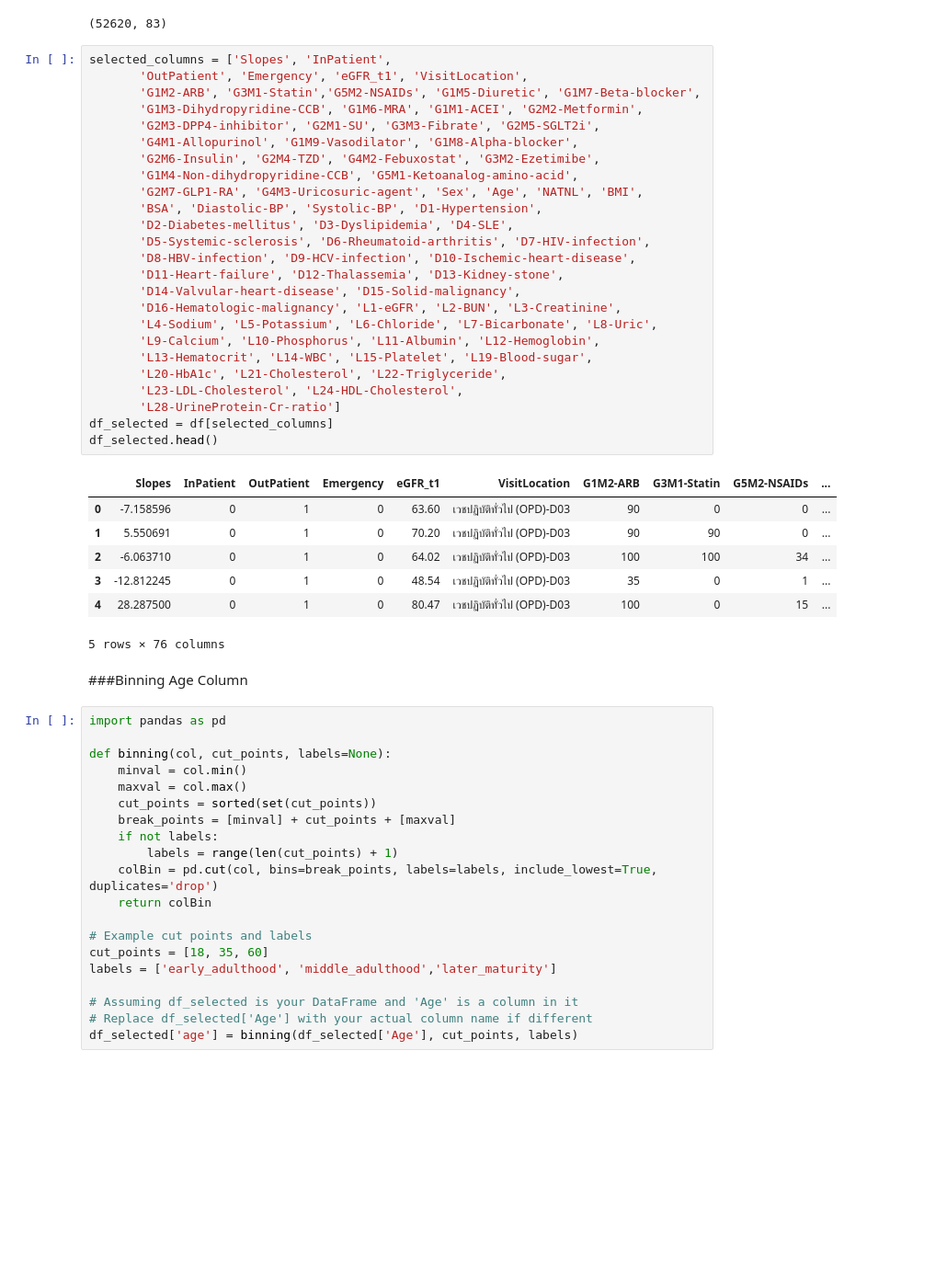
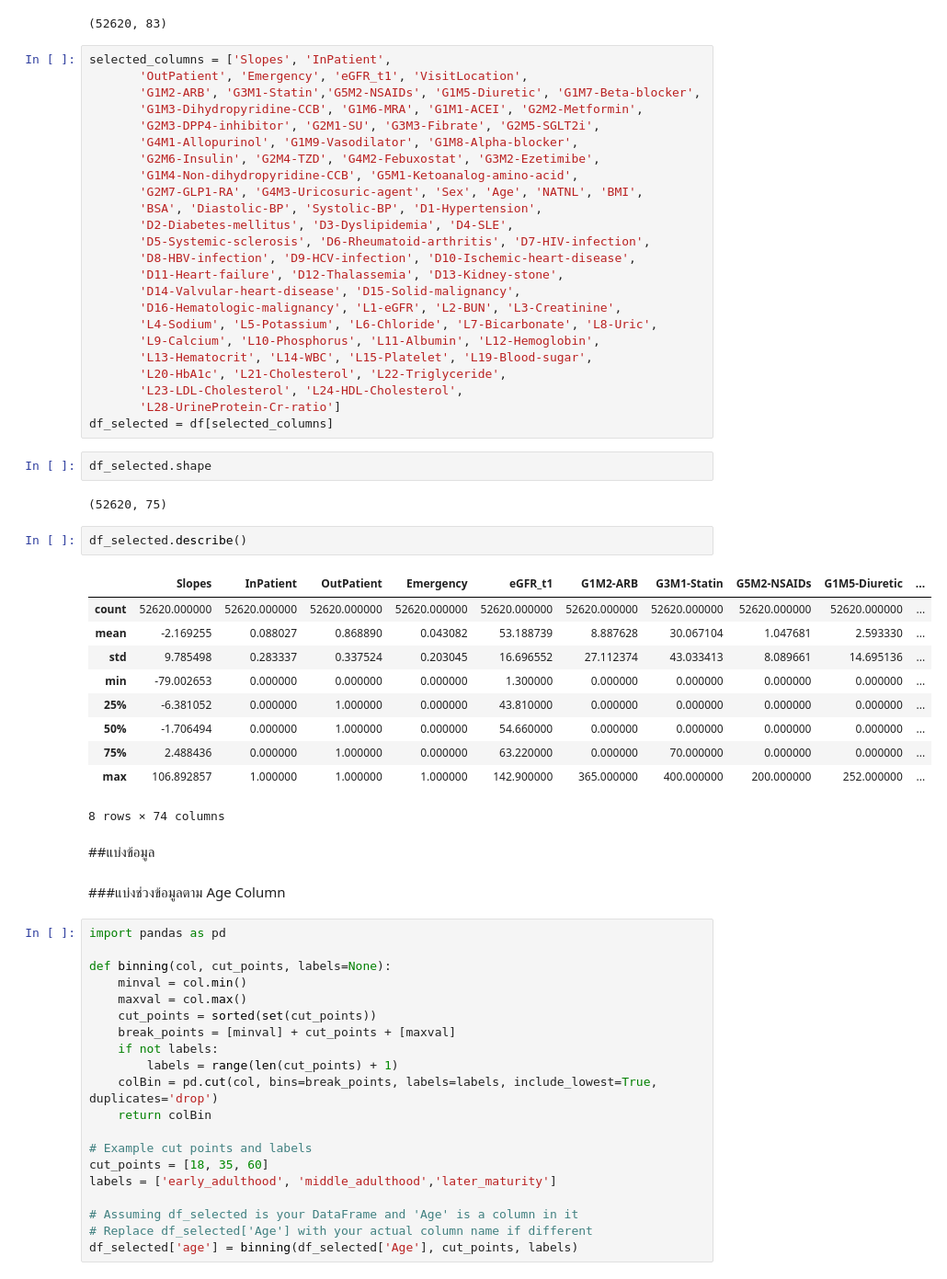
Before and after one commit to Aomaphisara/ULckdresearch2023, a Jupyter notebook: Association_rule.ipynb, the cells around one changed output. Shown at 92% size. Drawn from its saved outputs; the diff is of its cells as text; blank space fills up the shorter version.

```diff
--- a/Association_rule.ipynb
+++ b/Association_rule.ipynb
@@ -65,17 +65,27 @@ selected_columns = ['Slopes', 'InPatient',
        'L23-LDL-Cholesterol', 'L24-HDL-Cholesterol',
        'L28-UrineProtein-Cr-ratio']
 df_selected = df[selected_columns]
-df_selected.head()
-# %% [output]
-|  | Slopes | InPatient | OutPatient | Emergency | eGFR_t1 | VisitLocation | G1M2-ARB | G3M1-Statin | G5M2-NSAIDs | ... |
-| 0 | -7.158596 | 0 | 1 | 0 | 63.60 | เวชปฏิบัติทั่วไป (OPD)-D03 | 90 | 0 | 0 | ... |
-| 1 | 5.550691 | 0 | 1 | 0 | 70.20 | เวชปฏิบัติทั่วไป (OPD)-D03 | 90 | 90 | 0 | ... |
-| 2 | -6.063710 | 0 | 1 | 0 | 64.02 | เวชปฏิบัติทั่วไป (OPD)-D03 | 100 | 100 | 34 | ... |
-| 3 | -12.812245 | 0 | 1 | 0 | 48.54 | เวชปฏิบัติทั่วไป (OPD)-D03 | 35 | 0 | 1 | ... |
-| 4 | 28.287500 | 0 | 1 | 0 | 80.47 | เวชปฏิบัติทั่วไป (OPD)-D03 | 100 | 0 | 15 | ... |
-5 rows × 76 columns
+# %%
+df_selected.shape
+# %% [output]
+(52620, 75)
+# %%
+df_selected.describe()
+# %% [output]
+|  | Slopes | InPatient | OutPatient | Emergency | eGFR_t1 | G1M2-ARB | G3M1-Statin | G5M2-NSAIDs | G1M5-Diuretic | ... |
+| count | 52620.000000 | 52620.000000 | 52620.000000 | 52620.000000 | 52620.000000 | 52620.000000 | 52620.000000 | 52620.000000 | 52620.000000 | ... |
+| mean | -2.169255 | 0.088027 | 0.868890 | 0.043082 | 53.188739 | 8.887628 | 30.067104 | 1.047681 | 2.593330 | ... |
+| std | 9.785498 | 0.283337 | 0.337524 | 0.203045 | 16.696552 | 27.112374 | 43.033413 | 8.089661 | 14.695136 | ... |
+| min | -79.002653 | 0.000000 | 0.000000 | 0.000000 | 1.300000 | 0.000000 | 0.000000 | 0.000000 | 0.000000 | ... |
+| 25% | -6.381052 | 0.000000 | 1.000000 | 0.000000 | 43.810000 | 0.000000 | 0.000000 | 0.000000 | 0.000000 | ... |
+| 50% | -1.706494 | 0.000000 | 1.000000 | 0.000000 | 54.660000 | 0.000000 | 0.000000 | 0.000000 | 0.000000 | ... |
+| 75% | 2.488436 | 0.000000 | 1.000000 | 0.000000 | 63.220000 | 0.000000 | 70.000000 | 0.000000 | 0.000000 | ... |
+| max | 106.892857 | 1.000000 | 1.000000 | 1.000000 | 142.900000 | 365.000000 | 400.000000 | 200.000000 | 252.000000 | ... |
+8 rows × 74 columns
+# %% [markdown]
+##แบ่งข้อมูล
 # %% [markdown]
-###Binning Age Column
+###แบ่งช่วงข้อมูลตาม Age Column
 # %%
 import pandas as pd
 
```
Also changed, not shown: parts of 38 cells of this notebook.
